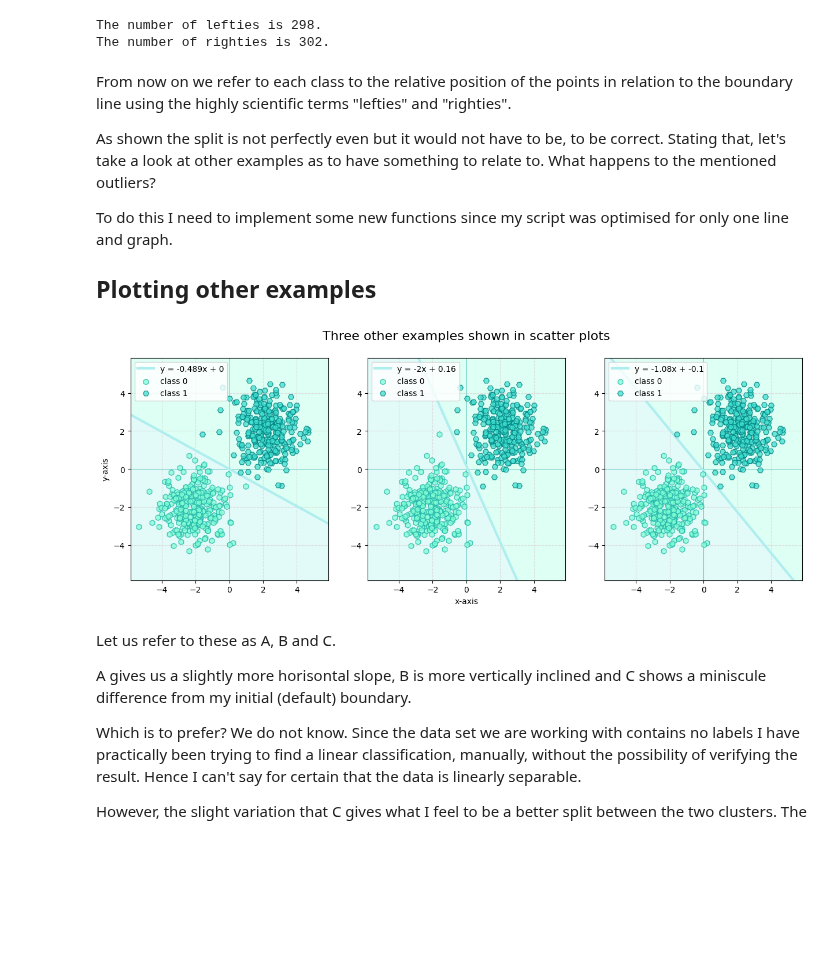
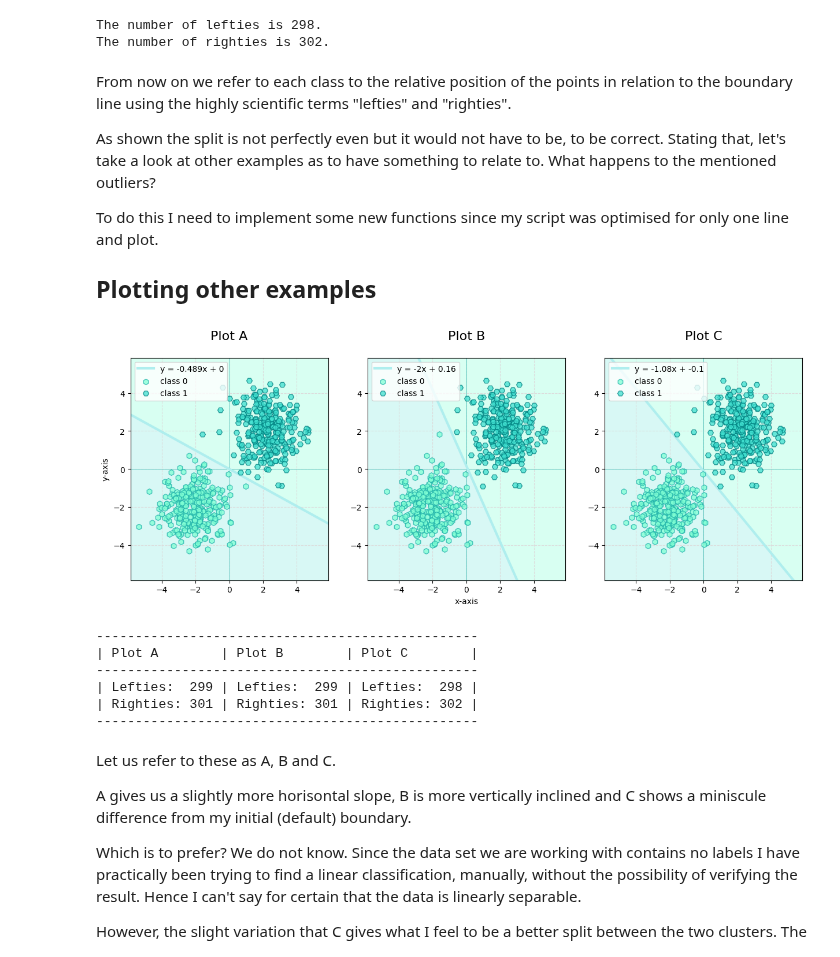
Before and after one commit to pr0fez/python-programming-ANDERS-SANDERLI, a Jupyter notebook: Labs/lab3/report.ipynb, the cells around one changed output. Drawn from its saved outputs; the diff is of its cells as text; code cells hidden in the pictures; blank space fills up the shorter version.

```diff
--- a/Labs/lab3/report.ipynb
+++ b/Labs/lab3/report.ipynb
@@ -44,15 +44,21 @@ How is the current split then? Let's look at the number of points in each class.
 
 ### Amount of each class
 # %%
-lefties = 0
-righties = 0
+def counting_labels(labels):
 
-for i in labels:
-    if i == 0:
-        lefties += 1
-    else:
-        righties += 1
+    lefties = 0
+    righties = 0
 
+    for i in labels:
+        if i == 0:
+            lefties += 1
+        else:
+            righties += 1
+
+    return lefties, righties
+
+
+lefties, righties = counting_labels(labels)
 print(f"The number of lefties is {lefties}.")
 print(f"The number of righties is {righties}.")
 # %% [output]
@@ -63,7 +69,7 @@ From now on we refer to each class to the relative position of the points in rel
 
 As shown the split is not perfectly even but it would not have to be, to be correct. Stating that, let's take a look at other examples as to have something to relate to. What happens to the mentioned outliers?
 
-To do this I need to implement some new functions since my script was optimised for only one line and graph.
+To do this I need to implement some new functions since my script was optimised for only one line and plot.
 
 ## Plotting other examples
 # %%
@@ -75,35 +81,57 @@ def axes_shared_values(ax, df):
     ax.set_xlim(-max_limit - 0.5, max_limit + 0.5)
     ax.set_ylim(-max_limit - 0.5, max_limit + 0.5)
     ax.grid(True, color="gainsboro", linestyle="dashed", zorder=1)
 
 
 def create_figures(df):
 
     fig, (ax1, ax2, ax3) = plt.subplots(1, 3, figsize = (15, 5))
 
     axes_shared_values(ax1, dataframe)
     axes_shared_values(ax2, dataframe)
     axes_shared_values(ax3, dataframe)
 
-    ax2.set_title("Three other examples shown in scatter plots\n", fontsize = 16)
+    # ax2.set_title("Three other examples shown in scatter plots\n", fontsize = 16)
+    ax1.set_title("Plot A\n", fontsize = 16)
+    ax2.set_title("Plot B\n", fontsize = 16)
+    ax3.set_title("Plot C\n", fontsize = 16)
     ax2.set_xlabel("x-axis")
     ax1.set_ylabel("y-axis")
 
     return ax1, ax2, ax3
 
 
 ax1, ax2, ax3 = create_figures(dataframe)
 examples = [[ax1, -0.489, 0], [ax2, -2, 0.16], [ax3, -1.08, -0.1]]
 
+label_lst = []
+
 for ax, k, m in examples:
     labels = classifier(dataframe, k, m)
     dataframe_labelled = write_file(dataframe, labels)
     plot_line(ax, X, k, m)
     plot_scatter(ax, dataframe_labelled)
+    lefties, righties = counting_labels(labels)
+    label_lst.append([lefties, righties])
 
 plt.show()
+
+print(f"""
+-------------------------------------------------
+| Plot A        | Plot B        | Plot C        |
+-------------------------------------------------
+| Lefties:  {label_lst[0][0]} | Lefties:  {label_lst[1][0]} | Lefties:  {label_lst[2][0]} |
+| Righties: {label_lst[0][1]} | Righties: {label_lst[1][1]} | Righties: {label_lst[2][1]} |
+-------------------------------------------------
+""")
 # %% [output]
-[figure, old version]
+[figure, new version]
+-------------------------------------------------
+| Plot A        | Plot B        | Plot C        |
+-------------------------------------------------
+| Lefties:  299 | Lefties:  299 | Lefties:  298 |
+| Righties: 301 | Righties: 301 | Righties: 302 |
+-------------------------------------------------
 # %% [markdown]
 Let us refer to these as A, B and C.
 
```
Also changed, not shown: parts of 1 cell of this notebook, 11 other files.
